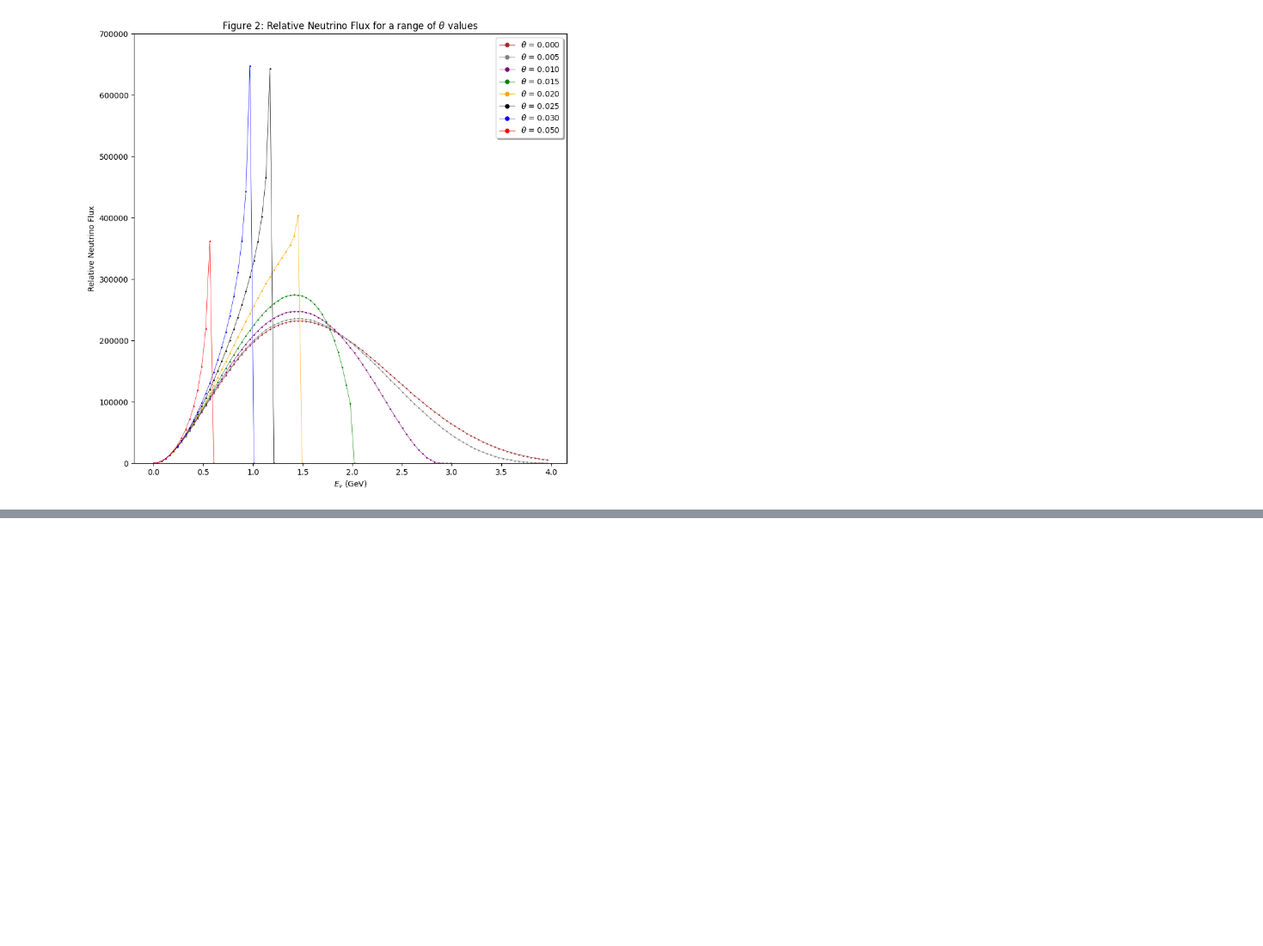
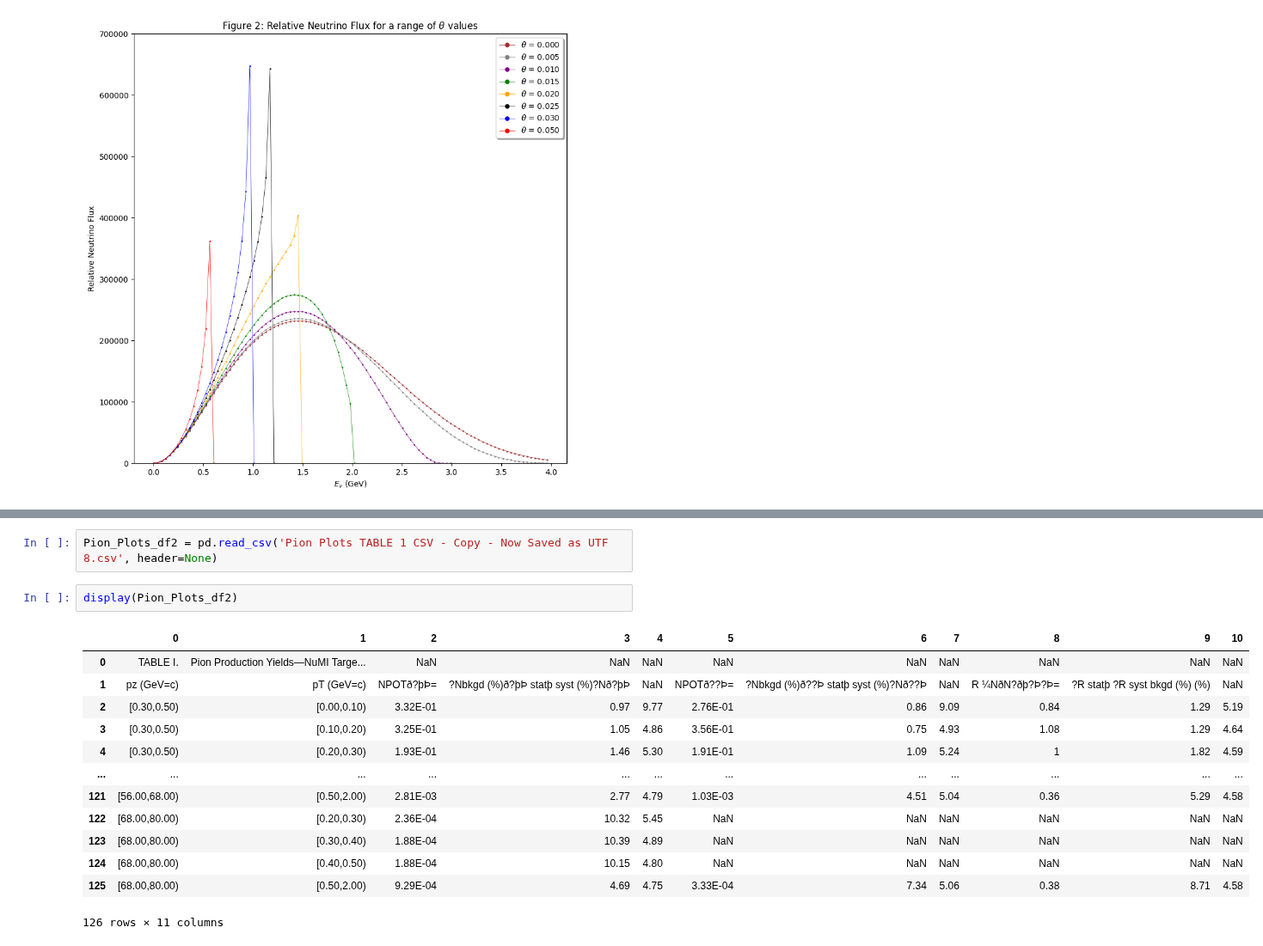
Before and after one commit to MrD0balina/Fourth-Year-Project---Neutrino-Oscillations, a Jupyter notebook: Week_3_Adding_Weighting_to_Pions_based_upon_their_energy.ipynb, the cells around one changed output, grey strips where cells are left out. Shown at 86% size. Drawn from its saved outputs; the diff is of its cells as text; blank space fills up the shorter version.

```diff
--- a/Week_3_Adding_Weighting_to_Pions_based_upon_their_energy.ipynb
+++ b/Week_3_Adding_Weighting_to_Pions_based_upon_their_energy.ipynb
@@ -323,0 +349,18 @@ array([117.56963341, 112.84828085, 115.64919236, ..., 111.57578106,
+# %%
+Pion_Plots_df2 = pd.read_csv('Pion Plots TABLE 1 CSV - Copy - Now Saved as UTF 8.csv', header=None)
+# %%
+display(Pion_Plots_df2)
+# %% [output]
+|  | 0 | 1 | 2 | 3 | 4 | 5 | 6 | 7 | 8 | 9 | 10 |
+| 0 | TABLE I. | Pion Production Yields—NuMI Targe... | NaN | NaN | NaN | NaN | NaN | NaN | NaN | NaN | NaN |
+| 1 | pz (GeV=c) | pT (GeV=c) | NPOTð?þÞ= | ?Nbkgd (%)ð?þÞ statþ syst (%)?Nð?þÞ | NaN | NPOTð??Þ= | ?Nbkgd (%)ð??Þ statþ syst (%)?Nð??Þ | NaN | R ¼NðN?ðþ?Þ?Þ= | ?R statþ ?R syst bkgd (%) (%) | NaN |
+| 2 | [0.30,0.50) | [0.00,0.10) | 3.32E-01 | 0.97 | 9.77 | 2.76E-01 | 0.86 | 9.09 | 0.84 | 1.29 | 5.19 |
+| 3 | [0.30,0.50) | [0.10,0.20) | 3.25E-01 | 1.05 | 4.86 | 3.56E-01 | 0.75 | 4.93 | 1.08 | 1.29 | 4.64 |
+| 4 | [0.30,0.50) | [0.20,0.30) | 1.93E-01 | 1.46 | 5.30 | 1.91E-01 | 1.09 | 5.24 | 1 | 1.82 | 4.59 |
+| ... | ... | ... | ... | ... | ... | ... | ... | ... | ... | ... | ... |
+| 121 | [56.00,68.00) | [0.50,2.00) | 2.81E-03 | 2.77 | 4.79 | 1.03E-03 | 4.51 | 5.04 | 0.36 | 5.29 | 4.58 |
+| 122 | [68.00,80.00) | [0.20,0.30) | 2.36E-04 | 10.32 | 5.45 | NaN | NaN | NaN | NaN | NaN | NaN |
+| 123 | [68.00,80.00) | [0.30,0.40) | 1.88E-04 | 10.39 | 4.89 | NaN | NaN | NaN | NaN | NaN | NaN |
+| 124 | [68.00,80.00) | [0.40,0.50) | 1.88E-04 | 10.15 | 4.80 | NaN | NaN | NaN | NaN | NaN | NaN |
+| 125 | [68.00,80.00) | [0.50,2.00) | 9.29E-04 | 4.69 | 4.75 | 3.33E-04 | 7.34 | 5.06 | 0.38 | 8.71 | 4.58 |
+126 rows × 11 columns
```
Also changed, not shown: parts of 18 cells of this notebook.
